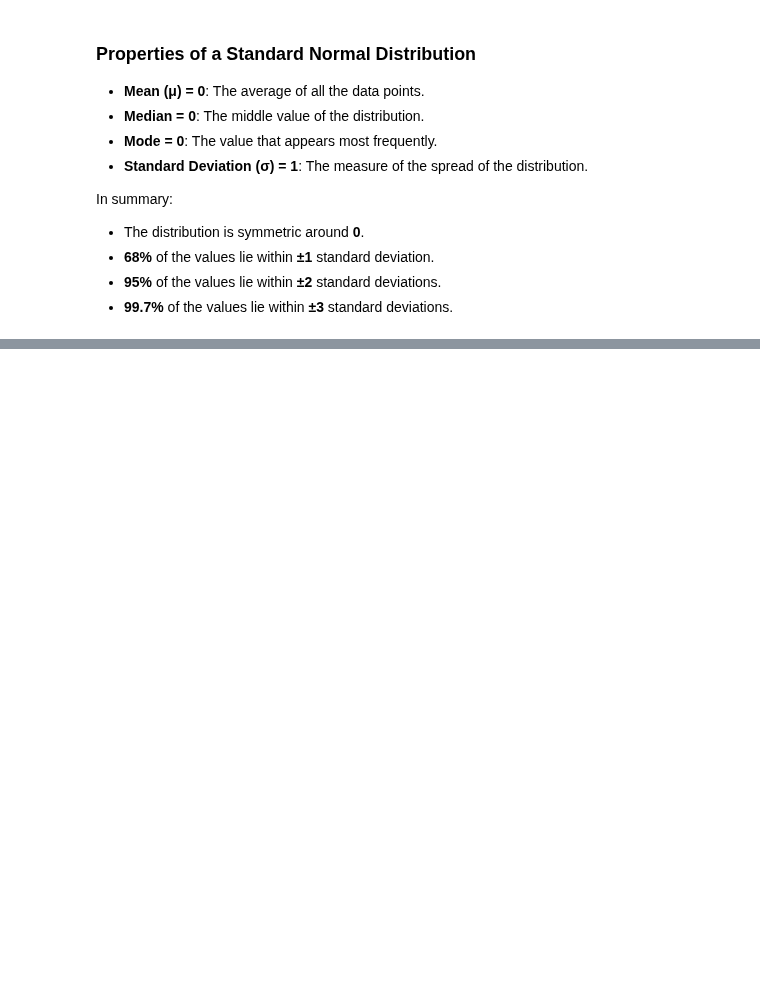
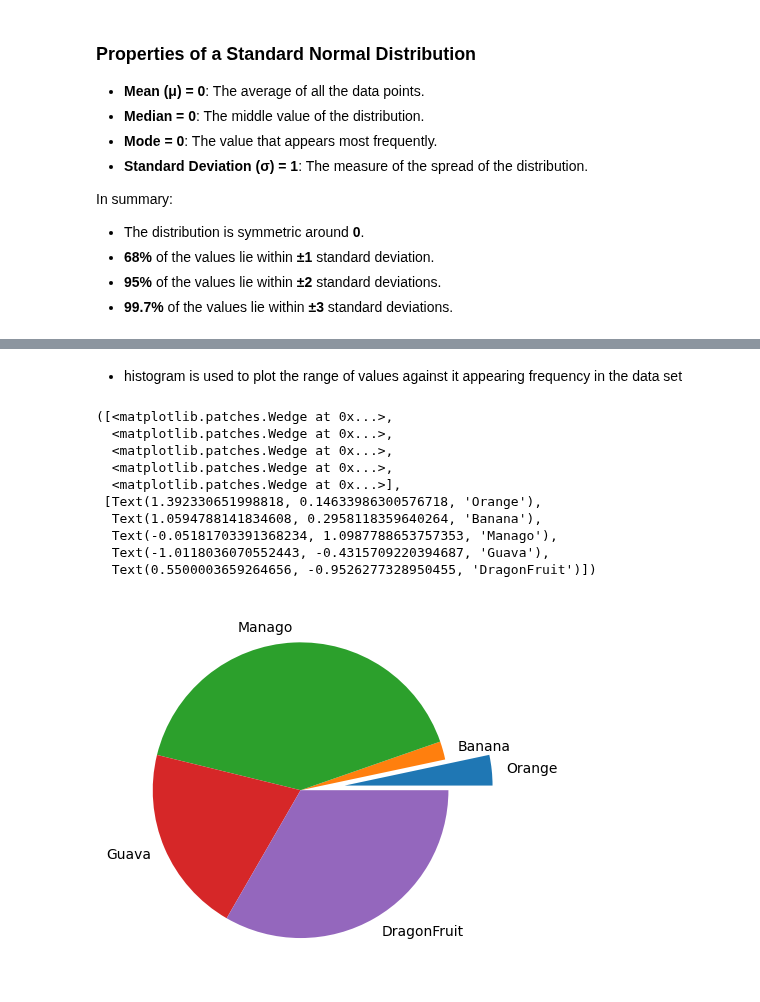
Before and after one commit to pacificDeveloperPrakhar/Pyhton_RealLifeData_Analysis_Practice, a Jupyter notebook: generating_random_samples.ipynb, the cells around one changed output, grey strips where cells are left out. Drawn from its saved outputs; the diff is of its cells as text; code cells hidden in the pictures; blank space fills up the shorter version.

```diff
--- a/generating_random_samples.ipynb
+++ b/generating_random_samples.ipynb
@@ -46,0 +78,16 @@ In summary:
+# %% [markdown]
+* histogram is used to plot the range of values against it appearing frequency in the data set
+# %%
+plt.pie([20,12,245,123,200],labels=["Orange","Banana","Manago","Guava","DragonFruit"],explode=[0.3,0,0,0,0])
+# %% [output]
+([<matplotlib.patches.Wedge at 0x...>,
+  <matplotlib.patches.Wedge at 0x...>,
+  <matplotlib.patches.Wedge at 0x...>,
+  <matplotlib.patches.Wedge at 0x...>,
+  <matplotlib.patches.Wedge at 0x...>],
+ [Text(1.392330651998818, 0.14633986300576718, 'Orange'),
+  Text(1.0594788141834608, 0.2958118359640264, 'Banana'),
+  Text(-0.05181703391368234, 1.0987788653757353, 'Manago'),
+  Text(-1.0118036070552443, -0.4315709220394687, 'Guava'),
+  Text(0.5500003659264656, -0.9526277328950455, 'DragonFruit')])
+[figure, added]
```
Also changed, not shown: parts of 9 cells of this notebook.
